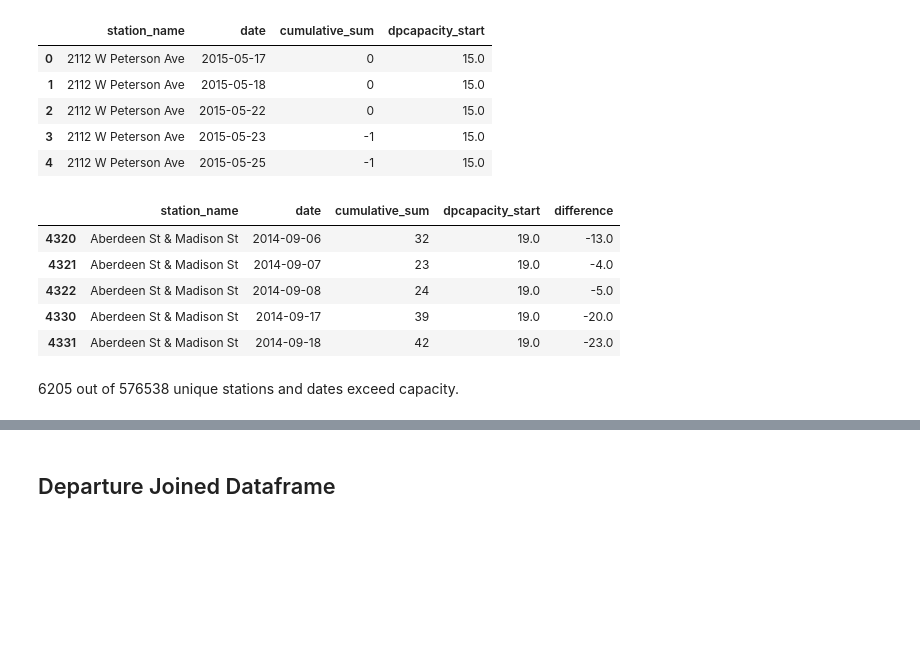
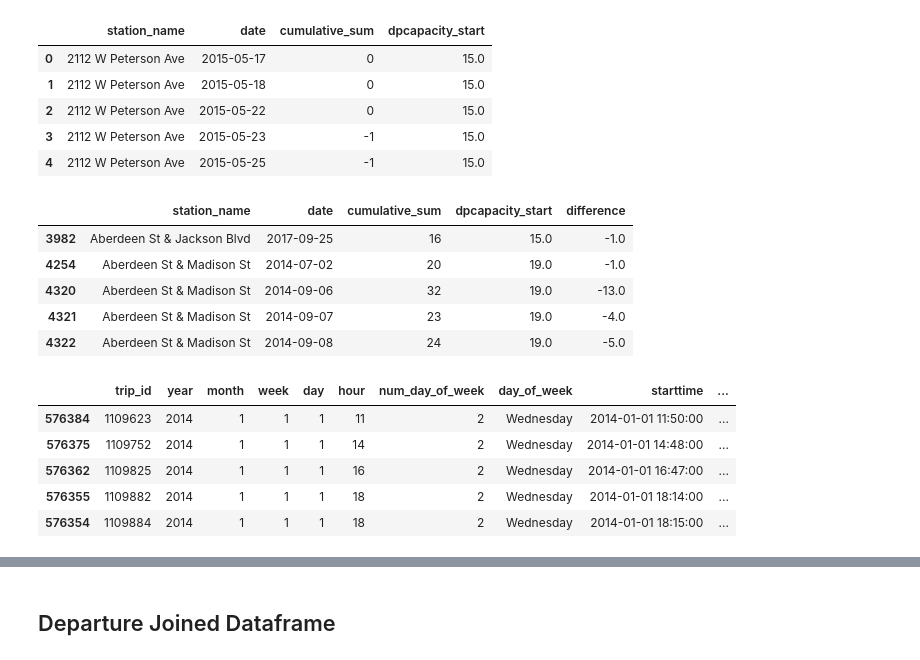
Before and after one commit to karahahn/Springboard_Capstone2, a Jupyter notebook: Modeling Dataframe.ipynb, the cells around one changed output, grey strips where cells are left out. Cells and saved outputs as stored; diff of their text form; code cells hidden in the pictures; blank space fills up the shorter version.

```diff
--- a/Modeling Dataframe.ipynb
+++ b/Modeling Dataframe.ipynb
@@ -77,3 +77,3 @@ data.head()
 # %%
-departures = data[['starttime','from_station_name','trip_id','num_day_of_week']].sort_values(['from_station_name','starttime'])
+departures = data[['starttime','from_station_name','trip_id']].sort_values(['from_station_name','starttime'])
 departures = departures.rename(columns={'starttime':'datetime','from_station_name':'station_name'})
@@ -90,15 +81,15 @@ departures.head()
 # each departure is given a 1 value
 departures['trip_counts'] = 1
 # %%
-arrivals = data[['starttime','to_station_name','trip_id','num_day_of_week']].sort_values(['to_station_name','starttime'])
+arrivals = data[['starttime','to_station_name','trip_id']].sort_values(['to_station_name','starttime'])
 arrivals = arrivals.rename(columns={'starttime':'datetime','to_station_name':'station_name'})
 # %%
 # each arrivals is given a -1 value
 arrivals['trip_counts'] = -1
 # %%
 departures_and_arrivals = pd.concat([departures, arrivals])
-departures_and_arrivals = departures_and_arrivals.sort_values(['station_name','datetime','num_day_of_week'])
+departures_and_arrivals = departures_and_arrivals.sort_values(['station_name','datetime'])
 departures_and_arrivals['date'] = departures_and_arrivals['datetime'].dt.date
-departures_and_arrivals = departures_and_arrivals[['datetime','date','num_day_of_week','station_name','trip_id','trip_counts']]
+departures_and_arrivals = departures_and_arrivals[['datetime','date','station_name','trip_id','trip_counts']]
 departures_and_arrivals.head()
 # %% [output]
@@ -111,5 +102,5 @@ departures_and_arrivals.head()
 # %%
 # get running sum of departures-arrivals
-departures_and_arrivals['cumulative_sum'] = departures_and_arrivals.groupby(['station_name','date','num_day_of_week'])['trip_counts'].cumsum()
+departures_and_arrivals['cumulative_sum'] = departures_and_arrivals.groupby(['station_name','date'])['trip_counts'].cumsum()
 departures_and_arrivals.head()
 # %% [output]
@@ -158,14 +149,12 @@ df_merge_all.head()
 df_merge_all['difference'] = df_merge_all['dpcapacity_start'] - df_merge_all['cumulative_sum']
 # %%
 # show all stations that exceed capacity
-df_negative = df_merge_all[df_merge_all['difference']<-1]
+df_negative = df_merge_all[df_merge_all['difference']<0]
 df_negative.head()
 # %% [output]
 |  | station_name | date | cumulative_sum | dpcapacity_start | difference |
+| 3982 | Aberdeen St & Jackson Blvd | 2017-09-25 | 16 | 15.0 | -1.0 |
+| 4254 | Aberdeen St & Madison St | 2014-07-02 | 20 | 19.0 | -1.0 |
 | 4320 | Aberdeen St & Madison St | 2014-09-06 | 32 | 19.0 | -13.0 |
 | 4321 | Aberdeen St & Madison St | 2014-09-07 | 23 | 19.0 | -4.0 |
 | 4322 | Aberdeen St & Madison St | 2014-09-08 | 24 | 19.0 | -5.0 |
-| 4330 | Aberdeen St & Madison St | 2014-09-17 | 39 | 19.0 | -20.0 |
-| 4331 | Aberdeen St & Madison St | 2014-09-18 | 42 | 19.0 | -23.0 |
-# %% [markdown]
-6205 out of 576538 unique stations and dates exceed capacity.
@@ -178,0 +169,9 @@ df_negative.head()
+# %%
+data.head()
+# %% [output]
+|  | trip_id | year | month | week | day | hour | num_day_of_week | day_of_week | starttime | ... |
+| 576384 | 1109623 | 2014 | 1 | 1 | 1 | 11 | 2 | Wednesday | 2014-01-01 11:50:00 | ... |
+| 576375 | 1109752 | 2014 | 1 | 1 | 1 | 14 | 2 | Wednesday | 2014-01-01 14:48:00 | ... |
+| 576362 | 1109825 | 2014 | 1 | 1 | 1 | 16 | 2 | Wednesday | 2014-01-01 16:47:00 | ... |
+| 576355 | 1109882 | 2014 | 1 | 1 | 1 | 18 | 2 | Wednesday | 2014-01-01 18:14:00 | ... |
+| 576354 | 1109884 | 2014 | 1 | 1 | 1 | 18 | 2 | Wednesday | 2014-01-01 18:15:00 | ... |
```
Also changed, not shown: parts of 30 cells of this notebook.
